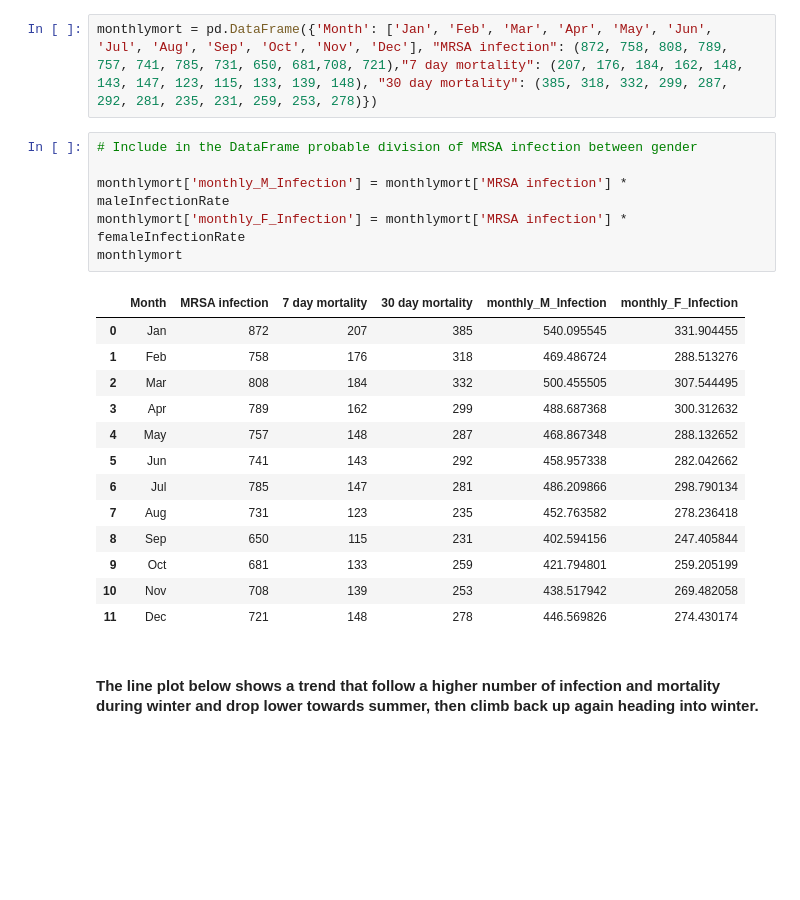
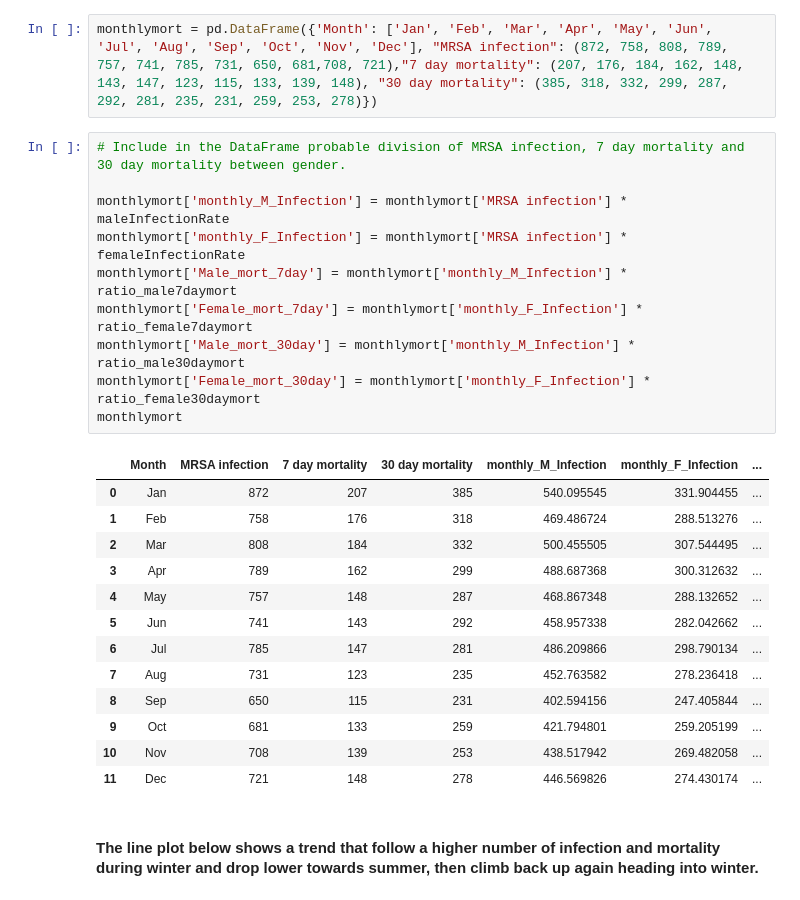
Before and after one commit to NurseQ/Simulation-Project-for-Programming-for-Data-Analysis-, a Jupyter notebook: Simulation Project.ipynb, the cells around one changed output. Cells and saved outputs as stored; diff of their text form; blank space fills up the shorter version.

```diff
--- a/Simulation Project.ipynb
+++ b/Simulation Project.ipynb
@@ -101,25 +101,29 @@ expectedfemalemort
 # %%
 monthlymort = pd.DataFrame({'Month': ['Jan', 'Feb', 'Mar', 'Apr', 'May', 'Jun', 'Jul', 'Aug', 'Sep', 'Oct', 'Nov', 'Dec'], "MRSA infection": (872, 758, 808, 789, 757, 741, 785, 731, 650, 681,708, 721),"7 day mortality": (207, 176, 184, 162, 148, 143, 147, 123, 115, 133, 139, 148), "30 day mortality": (385, 318, 332, 299, 287, 292, 281, 235, 231, 259, 253, 278)})
 # %%
-# Include in the DataFrame probable division of MRSA infection between gender
+# Include in the DataFrame probable division of MRSA infection, 7 day mortality and 30 day mortality between gender.
 
 monthlymort['monthly_M_Infection'] = monthlymort['MRSA infection'] * maleInfectionRate
 monthlymort['monthly_F_Infection'] = monthlymort['MRSA infection'] * femaleInfectionRate
+monthlymort['Male_mort_7day'] = monthlymort['monthly_M_Infection'] * ratio_male7daymort
+monthlymort['Female_mort_7day'] = monthlymort['monthly_F_Infection'] * ratio_female7daymort
+monthlymort['Male_mort_30day'] = monthlymort['monthly_M_Infection'] * ratio_male30daymort
+monthlymort['Female_mort_30day'] = monthlymort['monthly_F_Infection'] * ratio_female30daymort
 monthlymort
 # %% [output]
-|  | Month | MRSA infection | 7 day mortality | 30 day mortality | monthly_M_Infection | monthly_F_Infection |
-| 0 | Jan | 872 | 207 | 385 | 540.095545 | 331.904455 |
-| 1 | Feb | 758 | 176 | 318 | 469.486724 | 288.513276 |
-| 2 | Mar | 808 | 184 | 332 | 500.455505 | 307.544495 |
-| 3 | Apr | 789 | 162 | 299 | 488.687368 | 300.312632 |
-| 4 | May | 757 | 148 | 287 | 468.867348 | 288.132652 |
-| 5 | Jun | 741 | 143 | 292 | 458.957338 | 282.042662 |
-| 6 | Jul | 785 | 147 | 281 | 486.209866 | 298.790134 |
-| 7 | Aug | 731 | 123 | 235 | 452.763582 | 278.236418 |
-| 8 | Sep | 650 | 115 | 231 | 402.594156 | 247.405844 |
-| 9 | Oct | 681 | 133 | 259 | 421.794801 | 259.205199 |
-| 10 | Nov | 708 | 139 | 253 | 438.517942 | 269.482058 |
-| 11 | Dec | 721 | 148 | 278 | 446.569826 | 274.430174 |
+|  | Month | MRSA infection | 7 day mortality | 30 day mortality | monthly_M_Infection | monthly_F_Infection | ... |
+| 0 | Jan | 872 | 207 | 385 | 540.095545 | 331.904455 | ... |
+| 1 | Feb | 758 | 176 | 318 | 469.486724 | 288.513276 | ... |
+| 2 | Mar | 808 | 184 | 332 | 500.455505 | 307.544495 | ... |
+| 3 | Apr | 789 | 162 | 299 | 488.687368 | 300.312632 | ... |
+| 4 | May | 757 | 148 | 287 | 468.867348 | 288.132652 | ... |
+| 5 | Jun | 741 | 143 | 292 | 458.957338 | 282.042662 | ... |
+| 6 | Jul | 785 | 147 | 281 | 486.209866 | 298.790134 | ... |
+| 7 | Aug | 731 | 123 | 235 | 452.763582 | 278.236418 | ... |
+| 8 | Sep | 650 | 115 | 231 | 402.594156 | 247.405844 | ... |
+| 9 | Oct | 681 | 133 | 259 | 421.794801 | 259.205199 | ... |
+| 10 | Nov | 708 | 139 | 253 | 438.517942 | 269.482058 | ... |
+| 11 | Dec | 721 | 148 | 278 | 446.569826 | 274.430174 | ... |
 # %% [markdown]
 #### The line plot below shows a trend that follow a higher number of infection and mortality during winter and drop lower towards summer, then climb back up again heading into winter.
 # %%
```
Also changed, not shown: parts of 16 cells of this notebook.
